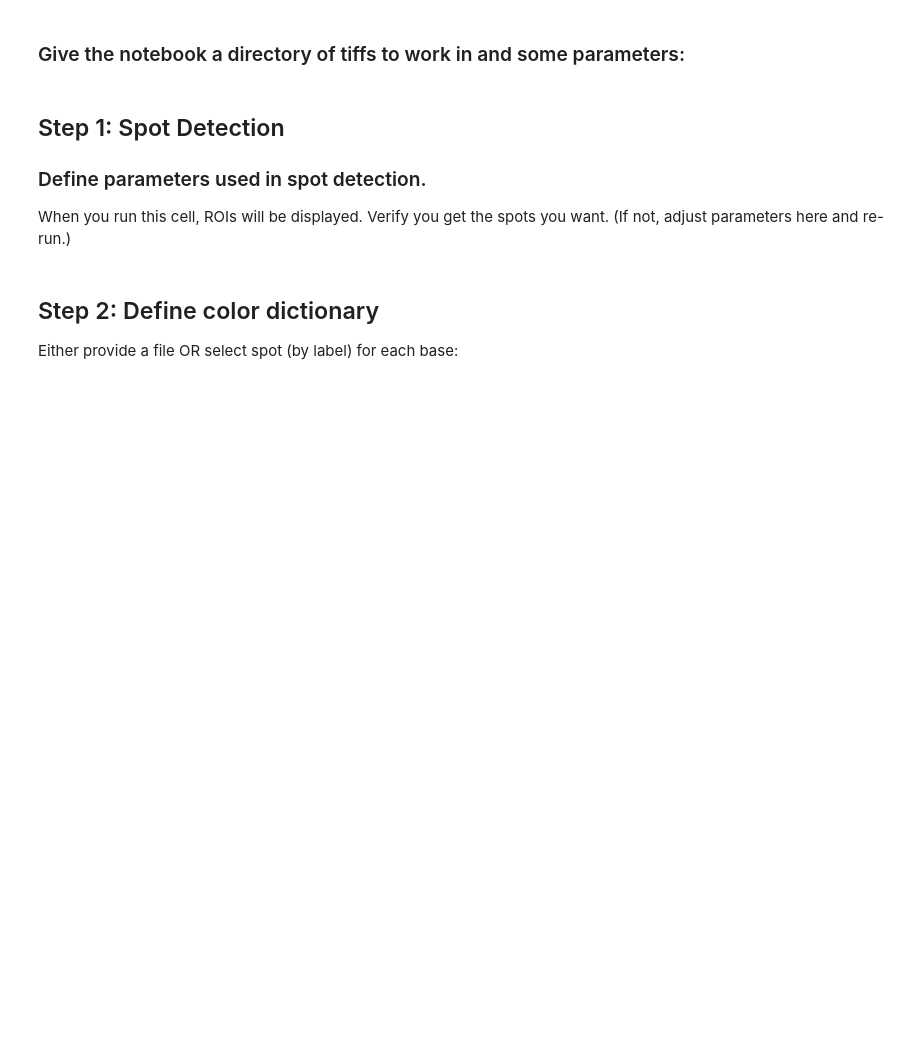
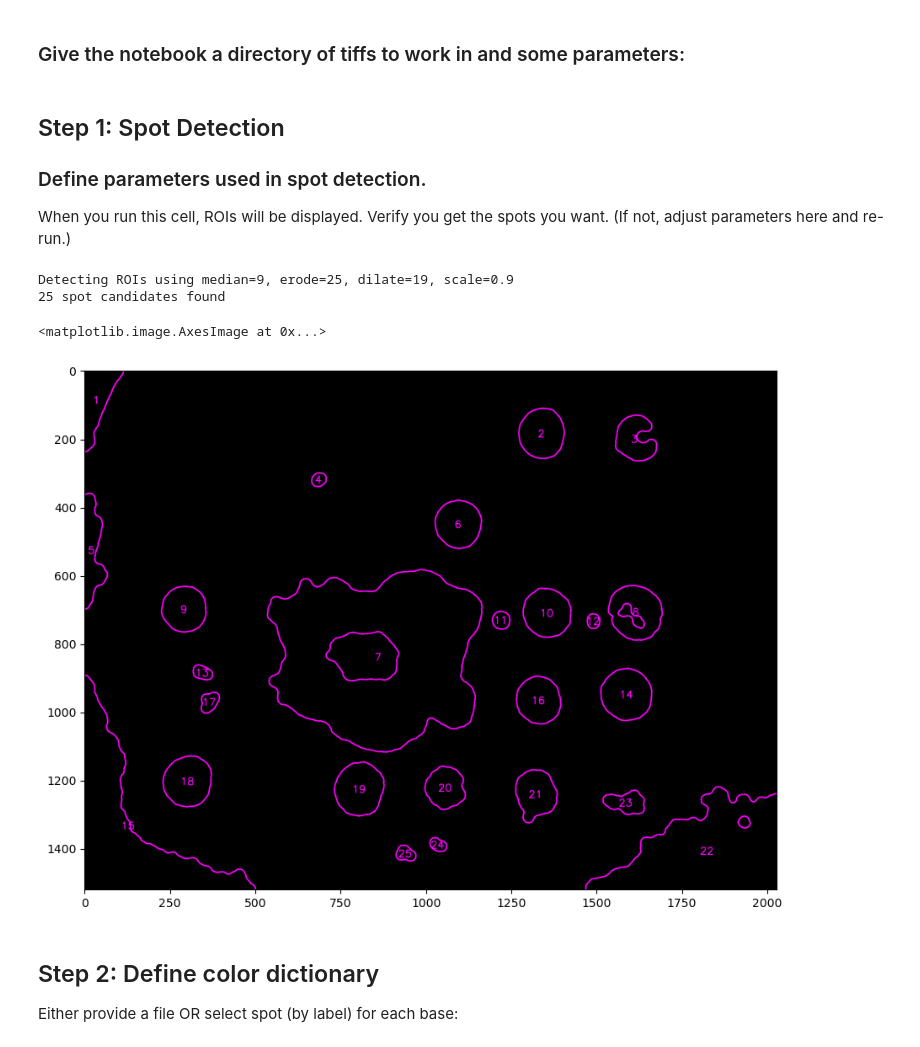
Before and after one commit to 454bio/legacy-instrument-sw, a Jupyter notebook: analysis_notebook/AnalysisNotebook.ipynb, the cells around one changed output. Drawn from its saved outputs; the diff is of its cells as text; code cells hidden in the pictures; blank space fills up the shorter version.

Commit message:
figure visualization fix

```diff
--- a/analysis_notebook/AnalysisNotebook.ipynb
+++ b/analysis_notebook/AnalysisNotebook.ipynb
@@ -28,7 +28,7 @@ from image_processing.ZionBase import df_cols, extract_spot_data, csv_to_data, c
 # %% [markdown]
 ### Give the notebook a directory of tiffs to work in and some parameters:
 # %%
-input_dir_path = "C:\\Users\\ZacharyAugenfeld\\Documents\\ZionData\\20230213_1701_S0062-DV-Seq_0002\\raws\\all_cycles"
+input_dir_path = "G:\\.shortcut-targets-by-id\\1kVG9N507_FkwrDbPtbAUweyHCZc_ys7E\\Zion_Data\\MK27_02\\20230303_1536_S003_DV_MCPB003_0003\\raws1"
 
 # This parameter determines whether temporal difference images are used
 useDifferenceImage = False
@@ -39,8 +39,10 @@ uv_wl = "365"
 # This determines what type of background subtraction is used
 bgSubtract = False
 
-# Set this to True if you have .tiff files (instead of .tif files)
-useTiff = False
+useTiff = True
+
+# This was used to help with file identification
+#bTiff = False
 # %% [markdown]
 ## Step 1: Spot Detection
 
@@ -50,36 +52,41 @@ When you run this cell, ROIs will be displayed. Verify you get the spots you wan
 # %%
 # This determines size of noise filter kernel (prob doesn't need to be changed much)
 median_kernel_size = 9
 
 # These tune spot size and how much spot border is included
-erode_kernel_size = 20
-dilate_kernel_size = 18
+erode_kernel_size = 25
+dilate_kernel_size = 19
 
 # This adjusts sensitivity for thresholding (should be close to 1)
-threshold_scale = 1.0
+threshold_scale = 0.9
 
 '''If roi_label_imagefile is set to None, spot detection will be performed.
    If it is set to a file, it will load spot ROIs and NOT run spot detection,
    and the above spot detection parameters will be ignored.'''
 
-#roi_label_imagefile = None
-roi_label_imagefile = "roi_map.tif" #useful if already run
+roi_label_imagefile = None
+#roi_label_imagefile = "roi_map.tif" #useful if already run
 
 
 
 #### DO NOT EDIT BELOW THIS LINE ####
 cycle1ImageSet = get_imageset_from_cycle(1, input_dir_path, uv_wl, useDifferenceImage, useTiff=useTiff)
 
 if roi_label_imagefile is not None:
     spot_labels = imread(os.path.join(input_dir_path, roi_label_imagefile))
 else:
     _,spot_labels,_ = cycle1ImageSet.detect_rois( os.path.join(input_dir_path), median_ks=median_kernel_size, erode_ks=erode_kernel_size, dilate_ks=dilate_kernel_size, threshold_scale=threshold_scale)
 
 rois_img = create_labeled_rois(spot_labels)
 imwrite(os.path.join(input_dir_path, "rois_img.tif"), rois_img)
 plt.imshow(rois_img)
 
 #TODO add other excitation images with ROI overlay
+# %% [output]
+Detecting ROIs using median=9, erode=25, dilate=19, scale=0.9
+25 spot candidates found
+<matplotlib.image.AxesImage at 0x...>
+[figure, added]
 # %% [markdown]
 ## Step 2: Define color dictionary
 
```
Also changed, not shown: parts of 5 cells of this notebook, 1 other file.
